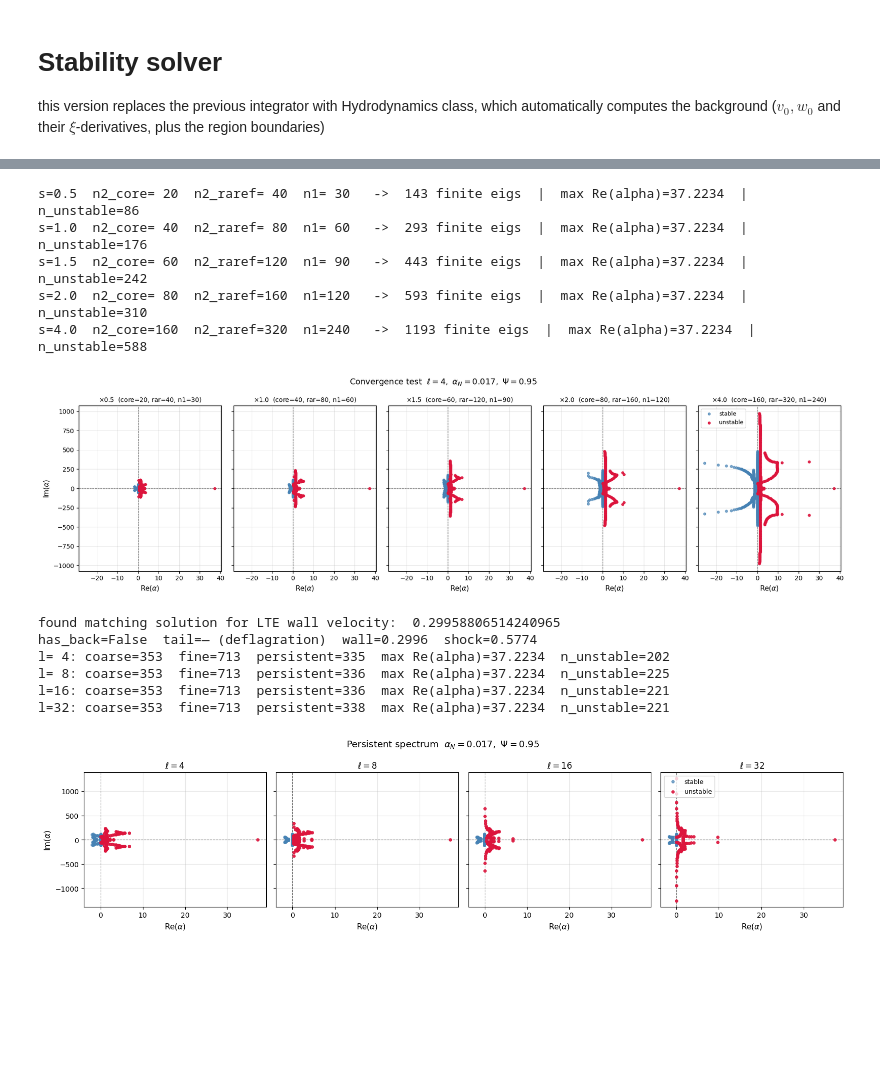
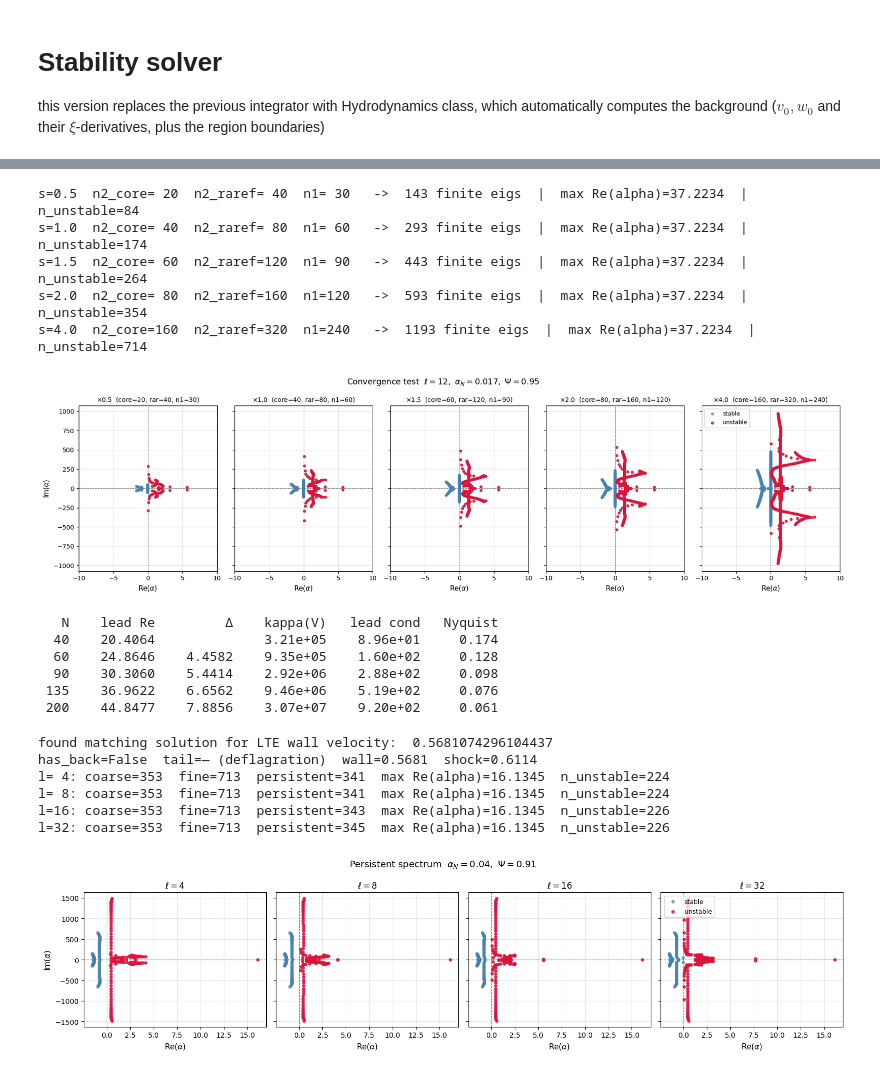
Before and after one commit to charlottemyers/FOPTstability, a Jupyter notebook: stability_solver_hydro.ipynb, the cells around one changed output, grey strips where cells are left out. Cells and saved outputs as stored; diff of their text form; code cells hidden in the pictures; blank space fills up the shorter version.

```diff
--- a/stability_solver_hydro.ipynb
+++ b/stability_solver_hydro.ipynb
@@ -391,7 +459,7 @@ persistent modes, largest Re(alpha) first:
 ##### Visualize the eigenvectors (5 fields)
 ###########################################################################
 
-ELL_VIZ  = 4
+ELL_VIZ  = 12
 N_MODES  = 7
 RES_SCALE = 2
 
@@ -492,7 +560,7 @@ coarse=302  fine=602  persistent=286  max Re(alpha)=0.4764  n_unstable=171
 ##### Plot the most unstable mode in detail
 ###########################################################################
 
-MODE_IDX = 0
+MODE_IDX = 12
 
 alpha = alphas[MODE_IDX]
 idx   = np.argmin(np.abs(a1 - alpha) / (np.abs(alpha) + 1e-12))
@@ -571,36 +639,77 @@ fig.suptitle(
     fontsize=13
 )
 
 for ax, s in zip(axes, CONV_SCALES):
     ev = spectra[s]
     nc, nr, n1 = grids[s]
     stable   = ev[ev.real <= 0]
     unstable = ev[ev.real >  0]
 
     ax.scatter(stable.real,   stable.imag,   s=14, alpha=0.7,
                color='steelblue', label='stable',   zorder=3)
     ax.scatter(unstable.real, unstable.imag, s=14, alpha=0.9,
                color='crimson',   label='unstable',  zorder=4)
 
     ax.axvline(0, color='k', lw=0.8, ls='--', alpha=0.5)
     ax.axhline(0, color='k', lw=0.8, ls='--', alpha=0.5)
     ax.set_title(
         f'$\\times${s:.1f}  (core={nc}, rar={nr}, n1={n1})',
         fontsize=10
     )
     ax.set_xlabel(r'Re$(\alpha)$', fontsize=11)
     ax.grid(alpha=0.3)
     if ax is axes[0]:
         ax.set_ylabel(r'Im$(\alpha)$', fontsize=11)
     if ax is axes[-1]:
         ax.legend(fontsize=9, loc='upper left')
 
+    ax.set_xlim(-10, 10)
+
 plt.tight_layout()
 plt.show()
 # %% [output]
-s=0.5  n2_core= 20  n2_raref= 40  n1= 30   ->  143 finite eigs  |  max Re(alpha)=37.2234  |  n_unstable=86
-s=1.0  n2_core= 40  n2_raref= 80  n1= 60   ->  293 finite eigs  |  max Re(alpha)=37.2234  |  n_unstable=176
-s=1.5  n2_core= 60  n2_raref=120  n1= 90   ->  443 finite eigs  |  max Re(alpha)=37.2234  |  n_unstable=242
-s=2.0  n2_core= 80  n2_raref=160  n1=120   ->  593 finite eigs  |  max Re(alpha)=37.2234  |  n_unstable=310
-s=4.0  n2_core=160  n2_raref=320  n1=240   ->  1193 finite eigs  |  max Re(alpha)=37.2234  |  n_unstable=588
+s=0.5  n2_core= 20  n2_raref= 40  n1= 30   ->  143 finite eigs  |  max Re(alpha)=37.2234  |  n_unstable=84
+s=1.0  n2_core= 40  n2_raref= 80  n1= 60   ->  293 finite eigs  |  max Re(alpha)=37.2234  |  n_unstable=174
+s=1.5  n2_core= 60  n2_raref=120  n1= 90   ->  443 finite eigs  |  max Re(alpha)=37.2234  |  n_unstable=264
+s=2.0  n2_core= 80  n2_raref=160  n1=120   ->  593 finite eigs  |  max Re(alpha)=37.2234  |  n_unstable=354
+s=4.0  n2_core=160  n2_raref=320  n1=240   ->  1193 finite eigs  |  max Re(alpha)=37.2234  |  n_unstable=714
-[figure, old version]
+[figure, new version]
+# %%
+
+def convergence_report(bg, ell=4.0, Ns=(40, 60, 90, 135, 200)):
+    print(f"{'N':>4} {'lead Re':>10} {'Δ':>9} {'kappa(V)':>11} {'lead cond':>11} {'Nyquist':>9}")
+    prev = None
+    for N in Ns:
+        M = build(bg, L=ell, n2_core=N, n2_raref=0, n1=N)   # deflagration: n2_raref=0
+        A, B = M['A'], M['B']
+        Meff = np.linalg.lstsq(A, B, rcond=None)[0]
+        w, vl, vr = eig(Meff, left=True, right=True)
+        fin = np.isfinite(w) & (np.abs(w) < 1e3)
+        w, vl, vr = w[fin], vl[:, fin], vr[:, fin]
+
+        kV = np.linalg.cond(vr)                                    # (2) global conditioning
+        conds = np.array([1/abs(np.vdot(vl[:, i], vr[:, i]))       # (3) per-mode conditioning
+                          * np.linalg.norm(vr[:, i]) * np.linalg.norm(vl[:, i])
+                          for i in range(w.size)])
+        # pick the leading growing, modest-Im, best-conditioned mode
+        cand = [i for i in range(w.size) if w[i].real > 0.02 and abs(w[i].imag) < 3.0]
+        if not cand:
+            print(f"{N:>4}   (no growing modes found)"); continue
+        i = max(cand, key=lambda i: w[i].real)                    # (1) leading Re
+        lead = w[i].real
+        # (4) Nyquist content of this eigenvector (should DECREASE with N if physical)
+        Ng = (M['Ntot'] - 2)//3
+        f = vr[:3*Ng, i].reshape(Ng, 3)[:, 0]
+        nyq = np.abs(f[2:] - 2*f[1:-1] + f[:-2]).sum() / (np.abs(f).sum() + 1e-30)
+        d = f"{abs(lead-prev):.4f}" if prev is not None else ""
+        print(f"{N:>4} {lead:>10.4f} {d:>9} {kV:>11.2e} {conds[i]:>11.2e} {nyq:>9.3f}")
+        prev = lead
+
+convergence_report(bg)   # bg = deflagration background
+# %% [output]
+   N    lead Re         Δ    kappa(V)   lead cond   Nyquist
+  40    20.4064              3.21e+05    8.96e+01     0.174
+  60    24.8646    4.4582    9.35e+05    1.60e+02     0.128
+  90    30.3060    5.4414    2.92e+06    2.88e+02     0.098
+ 135    36.9622    6.6562    9.46e+06    5.19e+02     0.076
+ 200    44.8477    7.8856    3.07e+07    9.20e+02     0.061
@@ -609,8 +725,13 @@ s=4.0  n2_core=160  n2_raref=320  n1=240   ->  1193 finite eigs  |  max Re(alpha
 # Run a sweep over $\ell$ and plot the resulting spectrum
 ########################################################################
 
-ALN_TEST = 0.017
-PSI_N_TEST = 0.95
+## deflagration
+# ALN_TEST = 0.017
+# PSI_N_TEST = 0.95
+
+## hybrid
+PSI_N_TEST = 0.91
+ALN_TEST = 0.04
 
 ELL_LIST   = [4, 8, 16, 32]
 RES_SCALE  = 2
@@ -657,10 +778,10 @@ for ax, ell in zip(axes, ELL_LIST):
 plt.tight_layout()
 plt.show()
 # %% [output]
-found matching solution for LTE wall velocity:  0.29958806514240965
-has_back=False  tail=— (deflagration)  wall=0.2996  shock=0.5774
-l= 4: coarse=353  fine=713  persistent=335  max Re(alpha)=37.2234  n_unstable=202
-l= 8: coarse=353  fine=713  persistent=336  max Re(alpha)=37.2234  n_unstable=225
-l=16: coarse=353  fine=713  persistent=336  max Re(alpha)=37.2234  n_unstable=221
-l=32: coarse=353  fine=713  persistent=338  max Re(alpha)=37.2234  n_unstable=221
+found matching solution for LTE wall velocity:  0.5681074296104437
+has_back=False  tail=— (deflagration)  wall=0.5681  shock=0.6114
+l= 4: coarse=353  fine=713  persistent=341  max Re(alpha)=16.1345  n_unstable=224
+l= 8: coarse=353  fine=713  persistent=341  max Re(alpha)=16.1345  n_unstable=224
+l=16: coarse=353  fine=713  persistent=343  max Re(alpha)=16.1345  n_unstable=226
+l=32: coarse=353  fine=713  persistent=345  max Re(alpha)=16.1345  n_unstable=226
-[figure, old version]
+[figure, new version]
```
Also changed, not shown: parts of 14 cells of this notebook, 1 other file.
